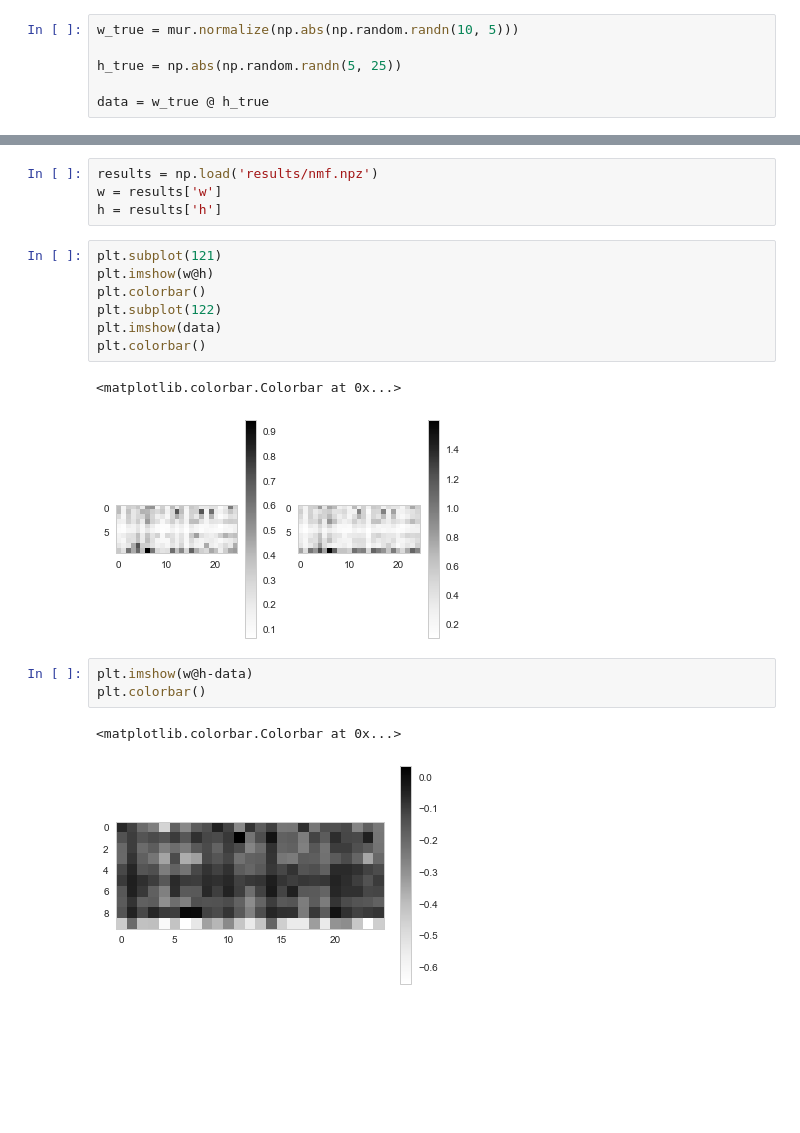
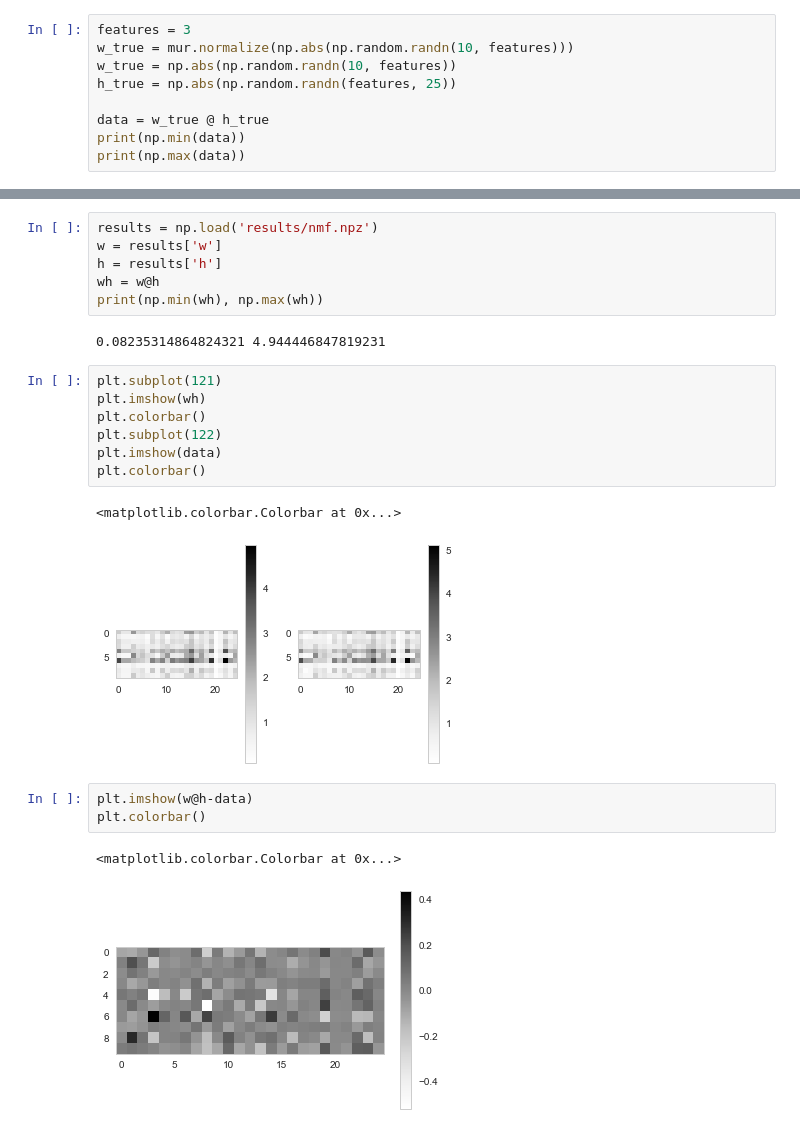
Before and after one commit to raleng/nmf, a Jupyter notebook: mur_test.ipynb, the cells around one changed output, grey strips where cells are left out. Cells and saved outputs as stored; diff of their text form; blank space fills up the shorter version.

```diff
--- a/mur_test.ipynb
+++ b/mur_test.ipynb
@@ -4,8 +8,11 @@ from misc import showme
 import matplotlib.pyplot as plt
 import mur
 # %%
-w_true = mur.normalize(np.abs(np.random.randn(10, 5)))
-
-h_true = np.abs(np.random.randn(5, 25))
+features = 3
+w_true = mur.normalize(np.abs(np.random.randn(10, features)))
+w_true = np.abs(np.random.randn(10, features))
+h_true = np.abs(np.random.randn(features, 25))
 
 data = w_true @ h_true
+print(np.min(data))
+print(np.max(data))
@@ -21,19 +41,23 @@ Results saved in ./results/nmf.
 results = np.load('results/nmf.npz')
 w = results['w']
 h = results['h']
+wh = w@h
+print(np.min(wh), np.max(wh))
+# %% [output]
+0.08235314864824321 4.944446847819231
 # %%
 plt.subplot(121)
-plt.imshow(w@h)
+plt.imshow(wh)
 plt.colorbar()
 plt.subplot(122)
 plt.imshow(data)
 plt.colorbar()
 # %% [output]
 <matplotlib.colorbar.Colorbar at 0x...>
-[figure, old version]
+[figure, new version]
 # %%
 plt.imshow(w@h-data)
 plt.colorbar()
 # %% [output]
 <matplotlib.colorbar.Colorbar at 0x...>
-[figure, old version]
+[figure, new version]
```
Also changed, not shown: parts of 5 cells of this notebook, 7 other files.
